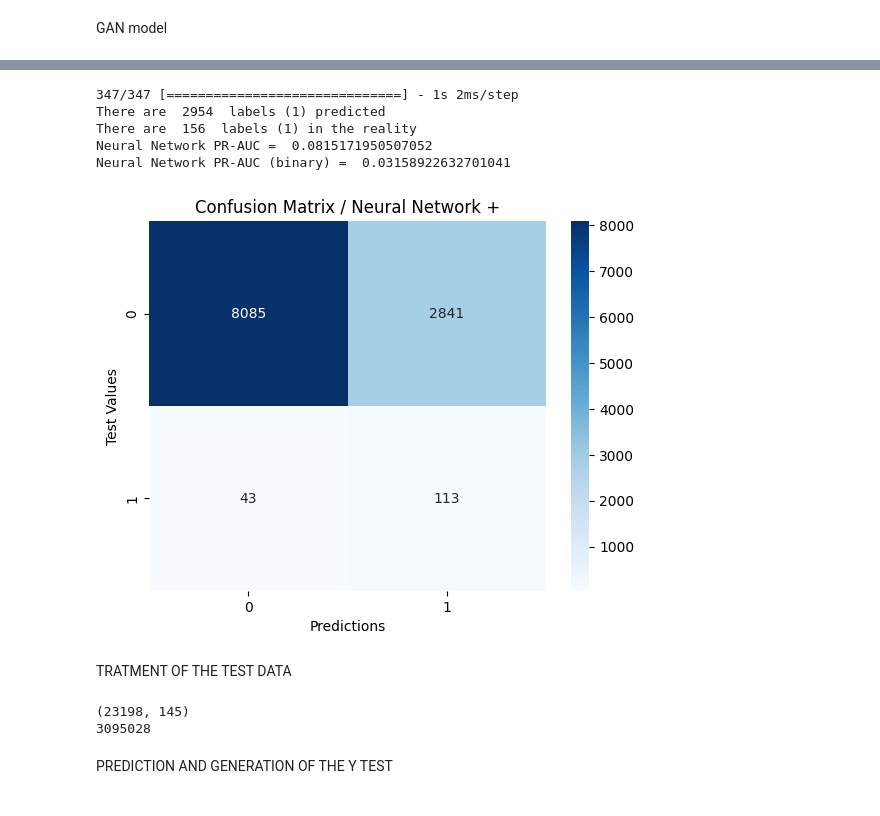
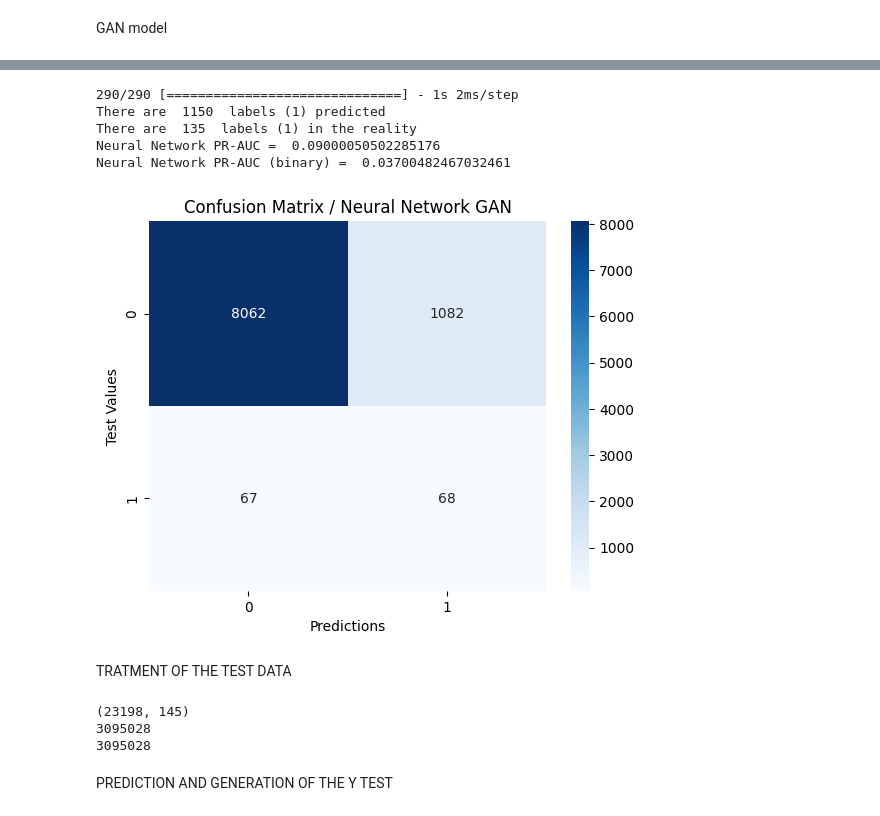
Before and after one commit to sergio-ar18/Challenge_data_BNP, a Jupyter notebook: Challenge.ipynb, the cells around one changed output, grey strips where cells are left out. Saved outputs shown, nothing was run; the diff lists cells and outputs as text; code cells hidden in the pictures.

```diff
--- a/Challenge.ipynb
+++ b/Challenge.ipynb
@@ -376,9 +381,9 @@ training_output = np.vstack((training_output_t,y_fake))
 # %%
 # Split of the data for validation and training set
 
-training_input_t,test_input,training_output_t,test_output = train_test_split(training_input, training_output, test_size=0.1)
+# training_input_t,test_input,training_output_t,test_output = train_test_split(training_input, training_output, test_size=0.03)
 
-training_input,val_input,training_output,val_output = train_test_split(training_input_t, training_output_t, test_size=0.222)
+training_input,val_input,training_output,val_output = train_test_split(training_input_t, training_output_t, test_size=0.01)
 # %%
 import tensorflow as tf
 
@@ -473,7 +478,7 @@ class CustomLossMSFE_Orig(Loss):
         n = tf.cast(tf.shape(y_true_0)[0], dtype=tf.float32)
 
         # uncomment for give more learning to majority class
-        # n = 0.8 * n
+        n = 0.5 * n
 
         # Convert tensors to float32
         y_true_0 = tf.cast(y_true_0, dtype=tf.float32)
@@ -521,7 +522,4 @@ weights = {0:1, 1:1} # 7 Label (1) have 100 times more importance in the learnin
 # %%
-history1 = model.fit(training_input,training_output,batch_size=800,epochs=40,
+history1 = model.fit(training_input,training_output,batch_size=800,epochs=80,
                     shuffle=True,callbacks=my_lr_scheduler,validation_data=(val_input,val_output))
-
-# history1 = model.fit(training_input,training_output,batch_size=800,epochs=70,
-#                     shuffle=True,callbacks=my_lr_scheduler,class_weight=weights)
 # %% [output]
@@ -624,6 +631,8 @@ plt.show()
 y_pred = model.predict(test_input)
 
 counter_p = len([valor for valor in y_pred if valor > 0.5])
+
+test_output = np.array(test_output)
 counter_r = len([valor_r for valor_r in test_output if valor_r > 0.5])
 print('There are ',counter_p, ' labels (1) predicted')
 print('There are ',counter_r, ' labels (1) in the reality')
@@ -634,31 +643,31 @@ y_pred_int = [1 if value > 0.5 else 0 for value in y_pred]
 
 print('Neural Network PR-AUC (binary) = ',average_precision_score(test_output,y_pred_int))
 # %% [output]
-347/347 [==============================] - 1s 2ms/step
-There are  2954  labels (1) predicted
-There are  156  labels (1) in the reality
-Neural Network PR-AUC =  0.0815171950507052
-Neural Network PR-AUC (binary) =  0.03158922632701041
+290/290 [==============================] - 1s 2ms/step
+There are  1150  labels (1) predicted
+There are  135  labels (1) in the reality
+Neural Network PR-AUC =  0.09000050502285176
+Neural Network PR-AUC (binary) =  0.03700482467032461
 # %%
 import seaborn as sns
 import matplotlib.pyplot as plt
 from sklearn.metrics import confusion_matrix
 
 prediction = (y_pred > 0.5).astype(int)
 
 # Uncomment to view the model's Confusion Matrix
 
 conf_matrix_features = confusion_matrix(test_output, prediction)
 
 sns.heatmap(conf_matrix_features, annot = True, fmt = 'd', cmap='Blues')
 
 plt.xlabel('Predictions')
 plt.ylabel('Test Values')
-plt.title('Confusion Matrix / Neural Network +')
+plt.title('Confusion Matrix / Neural Network GAN')
 plt.savefig('conf_matrix_NeuralNetwork.jpg')
 plt.show()
 # %% [output]
-[figure, old version]
+[figure, new version]
 # %% [markdown]
 TRATMENT OF THE TEST DATA
 # %%
@@ -688,9 +697,11 @@ dataX = np.array(test)
 print(dataX.shape)
 
 print(np.sum(np.isnan(dataX)))
+print(test_Dataframe.isna().sum().sum())
 # %% [output]
 (23198, 145)
 3095028
+3095028
 # %%
 # Remplace the NaN values
 
```
Also changed, not shown: parts of 15 cells of this notebook.
